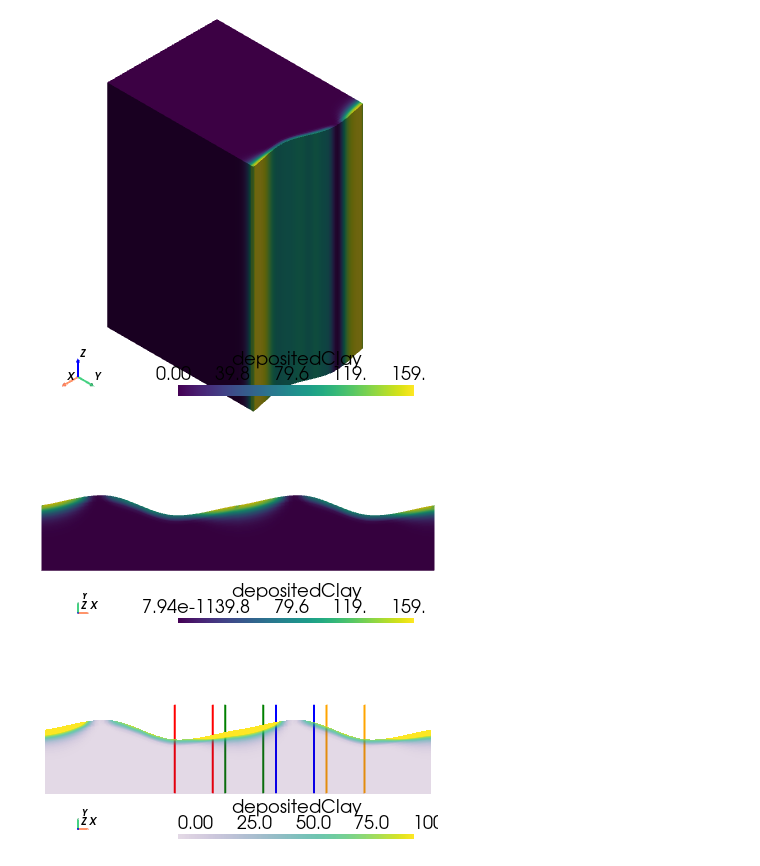
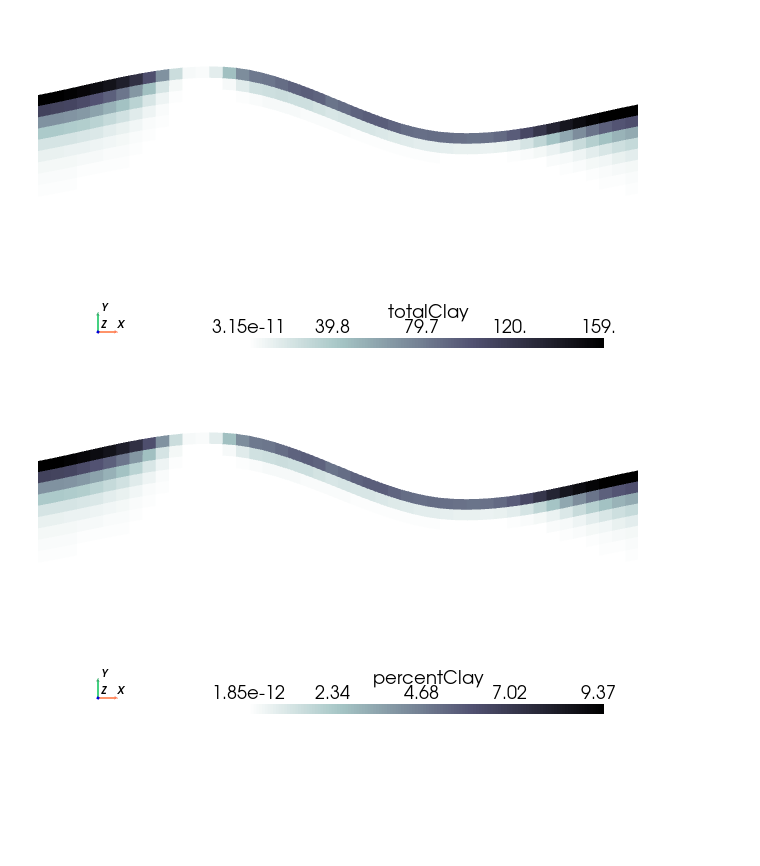
Before and after one commit to edsaac/ReactiveBiomass, a Jupyter notebook: notebooks/cloggingFoam/CompareToExperimentalCores.ipynb, the cells around one changed output. Drawn from its saved outputs; the diff is of its cells as text; code cells hidden in the pictures; blank space fills up the shorter version.

```diff
--- a/notebooks/cloggingFoam/CompareToExperimentalCores.ipynb
+++ b/notebooks/cloggingFoam/CompareToExperimentalCores.ipynb
@@ -15,3 +53,15 @@ pv.start_xvfb()
+# %%
+## Convert to percent clay to keep units from Fox et al.
+DENSITY_OF_SAND = 2650.
+CLEAN_POROSITY  = 0.358
+
+slice['totalClay'] = slice['depositedClay'] + (slice['suspendedClay']*slice['n'])
+slice['percentClay'] = 100. * slice['totalClay']/(DENSITY_OF_SAND * (1.0 - CLEAN_POROSITY))
+
+for field in ["totalClay","percentClay"]: plotField(slice,field)
+# %% [output]
+[figure, added]
+[figure, added]
 # %%
 ## Import experimental results from Fox et al. 2018
 with open('ExperimentalData.pkl','rb') as f:
@@ -27,8 +68,0 @@ LES.set_active_scalars('depositedClay',preference='point')
-# %%
-plotter = pv.Plotter(off_screen=False)
-plotter.parallel_projection = True
-plotter.add_mesh(LES)
-plotter.add_axes()
-plotter.show(window_size=[400,400],return_img=True)
-# %% [output]
-[figure, removed]
@@ -49,13 +69,2 @@ for g in [grid_A,grid_B]: g.set_active_scalars('depositedClay',preference='point
-# %%
-plotter = pv.Plotter(off_screen=False)
-plotter.parallel_projection = True
-plotter.add_mesh(grid_A)
-plotter.add_mesh(grid_B)
-plotter.add_axes()
-plotter.camera_position = 'xy'
-plotter.camera.zoom(2.0)
-plotter.show(window_size=[400,200],return_img=True)
-# %% [output]
-[figure, removed]
 # %%
 # Create planes at the core locations
@@ -64,32 +73,3 @@ cores_planes = [[pv.Line((x,-0.05,z),(x,0.02,z)) for x in [0.10,0.13]],
                 [pv.Line((x,-0.05,z),(x,0.02,z)) for x in [0.14,0.17]],
                 [pv.Line((x,-0.05,z),(x,0.02,z)) for x in [0.18,0.21]],
                 [pv.Line((x,-0.05,z),(x,0.02,z)) for x in [0.22,0.25]]]
-# %%
-CLIM = [0.0,100]
-CMAP = 'viridis'
-NCOL = 128
-
-# Initialize plotter
-plotter = pv.Plotter(off_screen=False)
-plotter.parallel_projection = False
-kw_add_mesh = dict(scalars='depositedClay',n_colors=NCOL,cmap=CMAP,clim=CLIM,\
-                   opacity=[0.15,1.0],use_transparency=False,lighting=False,ambient=0)
-
-# Add information to plotter
-plotter.add_mesh(grid_A,**kw_add_mesh)
-plotter.add_mesh(grid_B,**kw_add_mesh)
-plotter.add_axes()
-
-## Plot lines of cores
-cores_id = ['Core A','Core B','Core C','Core D']
-core_color = ['r','g','b','orange']
-
-for core,color in zip(cores_planes,core_color):
-    for line in core:
-        plotter.add_mesh(line,color=color,line_width=2)
-
-plotter.camera_position = 'xy'
-plotter.camera.zoom(2.0)
-plotter.show(window_size=[400,200],return_img=True)
-# %% [output]
-[figure, removed]
```
Also changed, not shown: parts of 12 cells of this notebook, 1 other file.
